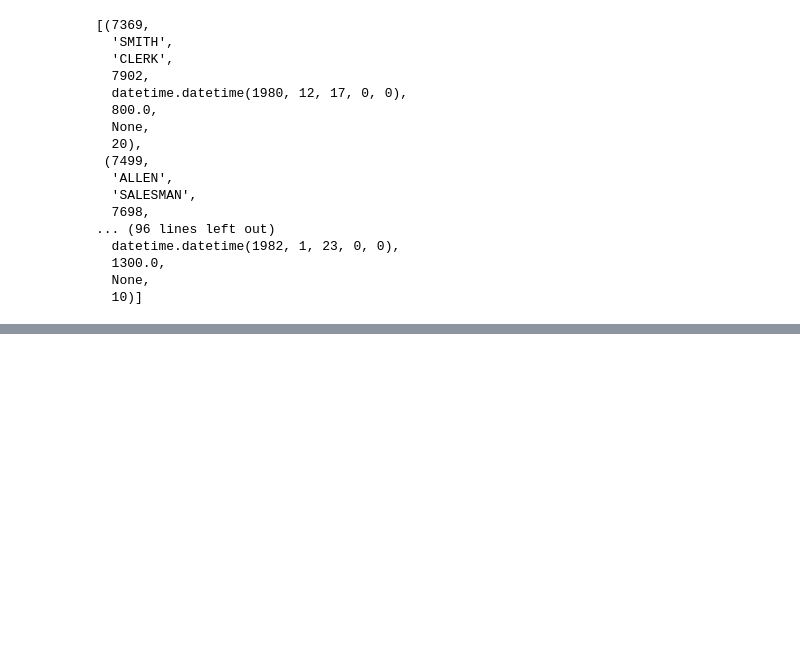
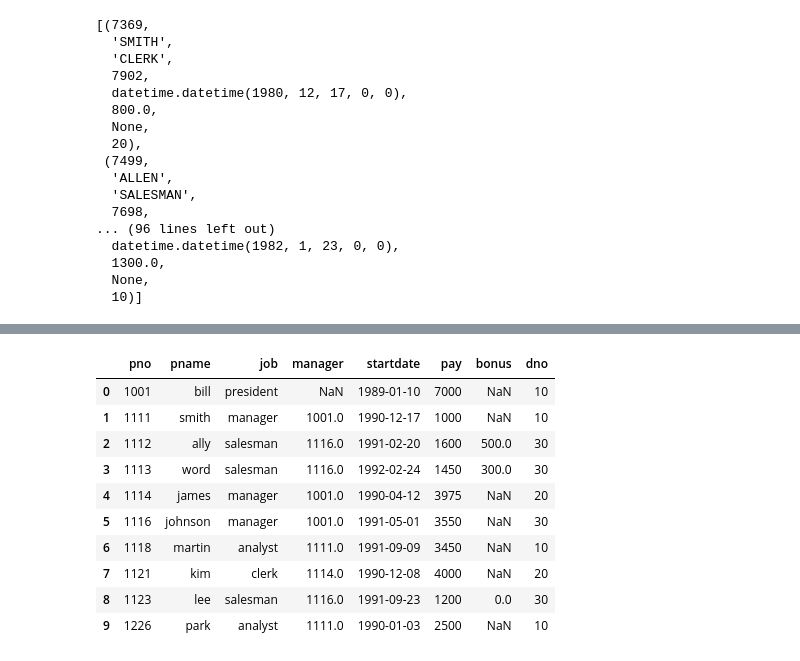
Before and after one commit to Harutoshi87/KI, a Jupyter notebook: source/01_python/ch15_DB 연동.ipynb, the cells around one changed output, grey strips where cells are left out. Cells and saved outputs as stored; diff of their text form; code cells hidden in the pictures; blank space fills up the shorter version.

```diff
--- a/source/01_python/ch15_DB 연동.ipynb
+++ b/source/01_python/ch15_DB 연동.ipynb
@@ -365,0 +448,27 @@ print(emp)
+# %%
+import pymysql
+conn = pymysql.connect(
+    host = "localhost",
+    user="root",
+    password="mySQL",
+    db="devdb",
+    charset="utf8mb4"
+)
+cursor = conn.cursor()
+sql = "SELECT * FROM PERSONAL"
+cursor.execute(sql)
+personal = cursor.fetchall()
+fieldnames = [descript[0] for descript in cursor.description]
+pd.DataFrame(personal, columns=fieldnames)
+# %% [output]
+|  | pno | pname | job | manager | startdate | pay | bonus | dno |
+| 0 | 1001 | bill | president | NaN | 1989-01-10 | 7000 | NaN | 10 |
+| 1 | 1111 | smith | manager | 1001.0 | 1990-12-17 | 1000 | NaN | 10 |
+| 2 | 1112 | ally | salesman | 1116.0 | 1991-02-20 | 1600 | 500.0 | 30 |
+| 3 | 1113 | word | salesman | 1116.0 | 1992-02-24 | 1450 | 300.0 | 30 |
+| 4 | 1114 | james | manager | 1001.0 | 1990-04-12 | 3975 | NaN | 20 |
+| 5 | 1116 | johnson | manager | 1001.0 | 1991-05-01 | 3550 | NaN | 30 |
+| 6 | 1118 | martin | analyst | 1111.0 | 1991-09-09 | 3450 | NaN | 10 |
+| 7 | 1121 | kim | clerk | 1114.0 | 1990-12-08 | 4000 | NaN | 20 |
+| 8 | 1123 | lee | salesman | 1116.0 | 1991-09-23 | 1200 | 0.0 | 30 |
+| 9 | 1226 | park | analyst | 1111.0 | 1990-01-03 | 2500 | NaN | 10 |
```
Also changed, not shown: parts of 24 cells of this notebook, 4 other files.
